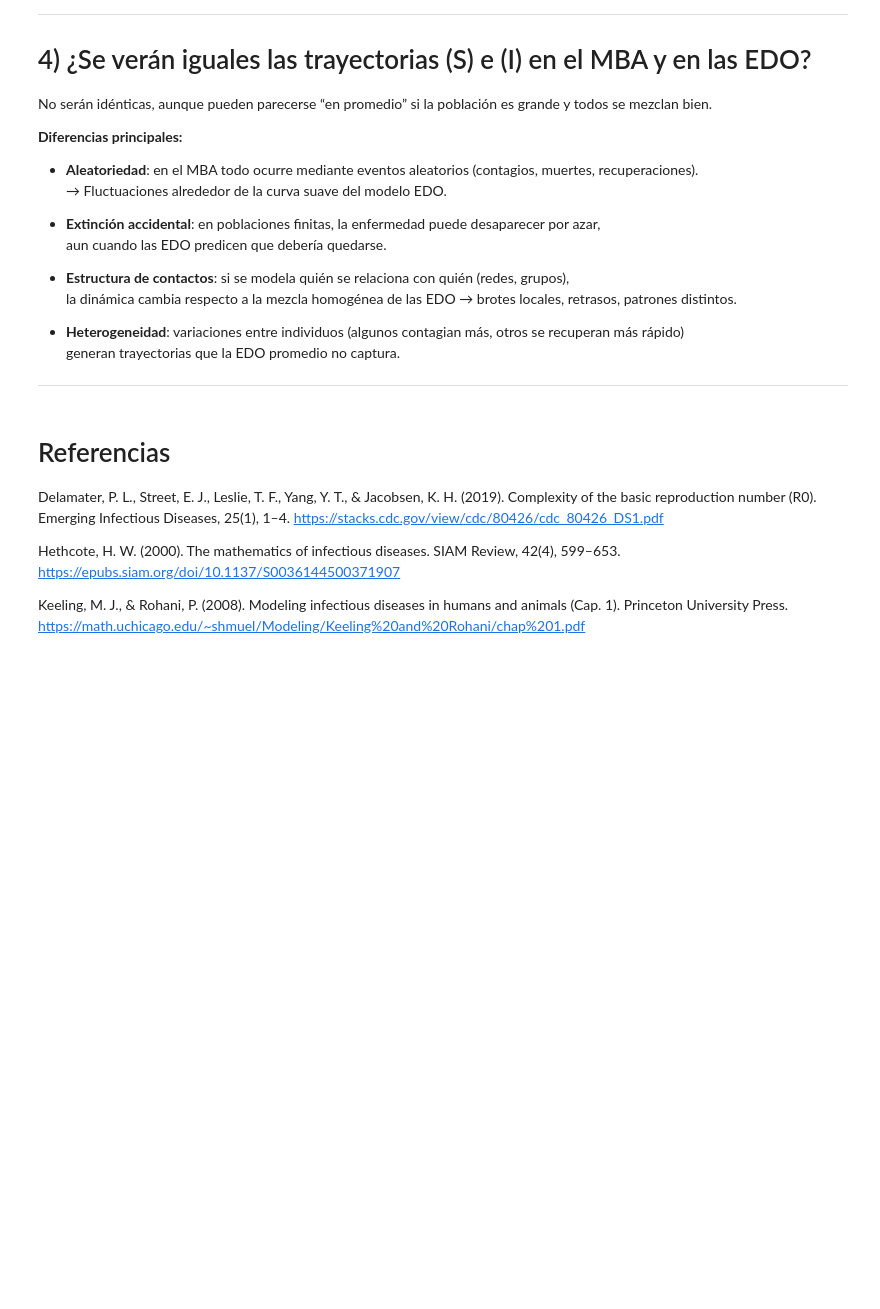
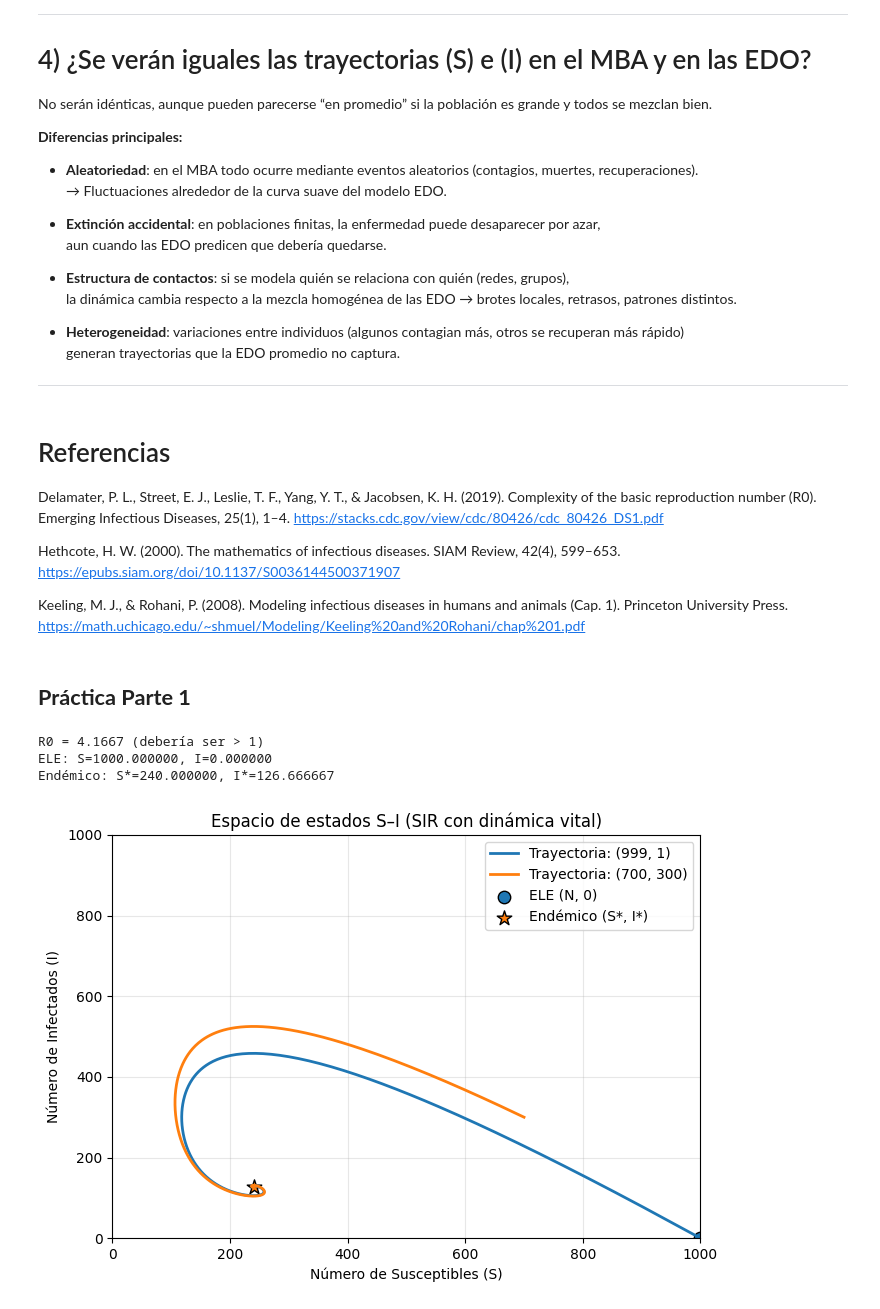
Before and after one commit to JoaquinCampos22155/lab6pt1ypt2, a Jupyter notebook: pt1_lab6.ipynb, the cells around one changed output. Cells and saved outputs as stored; diff of their text form; code cells hidden in the pictures; blank space fills up the shorter version.

Commit message:
parte practica y documento con respuestas

```diff
--- a/pt1_lab6.ipynb
+++ b/pt1_lab6.ipynb
@@ -88,3 +88,76 @@ Hethcote, H. W. (2000). The mathematics of infectious diseases. SIAM Review, 42(
 
 
 Keeling, M. J., & Rohani, P. (2008). Modeling infectious diseases in humans and animals (Cap. 1). Princeton University Press. https://math.uchicago.edu/~shmuel/Modeling/Keeling%20and%20Rohani/chap%201.pdf
+# %% [markdown]
+## **Práctica Parte 1**
+# %%
+# ============================================
+# Parte 1 — Simulación SIR con dinámica vital (fase S–I)
+# ============================================
+
+import numpy as np
+from scipy.integrate import solve_ivp
+import matplotlib.pyplot as plt
+
+def sir_vital(t, y, beta, gamma, mu, N):
+    S, I = y
+    dS = mu*N - (beta*S*I)/N - mu*S
+    dI = (beta*S*I)/N - (gamma + mu)*I
+    return [dS, dI]
+
+# 2) Parámetros (R0 > 1 por construcción)
+N = 1000
+beta = 0.5       # <-- CORREGIDO: ya NO dividir entre N
+gamma = 0.1
+mu = 0.02
+
+R0 = beta / (gamma + mu)
+print(f"R0 = {R0:.4f} (debería ser > 1)")
+assert R0 > 1, "R0 debe ser > 1 para que exista equilibrio endémico positivo."
+
+# 3) Condiciones iniciales y simulación (0..300 días)
+t_span = (0, 300)
+t_eval = np.linspace(t_span[0], t_span[1], 3001)
+
+y0_a = [999, 1]      # Inicio de brote
+y0_b = [700, 300]    # Epidemia mayor
+
+sol_a = solve_ivp(sir_vital, t_span, y0_a, t_eval=t_eval,
+                  args=(beta, gamma, mu, N), rtol=1e-8, atol=1e-10)
+sol_b = solve_ivp(sir_vital, t_span, y0_b, t_eval=t_eval,
+                  args=(beta, gamma, mu, N), rtol=1e-8, atol=1e-10)
+
+S_a, I_a = sol_a.y
+S_b, I_b = sol_b.y
+
+# 4) Equilibrios
+S_ele, I_ele = N, 0.0
+S_star = N * (gamma + mu) / beta
+I_star = N * mu * (beta - gamma - mu) / (beta * (gamma + mu))
+S_star = np.clip(S_star, 0.0, N)
+I_star = np.clip(I_star, 0.0, N - S_star)
+
+print(f"ELE: S={S_ele:.6f}, I={I_ele:.6f}")
+print(f"Endémico: S*={S_star:.6f}, I*={I_star:.6f}")
+
+# 5) Gráfico de fase
+fig, ax = plt.subplots(figsize=(7, 5))
+ax.plot(S_a, I_a, lw=2, label="Trayectoria: (999, 1)")
+ax.plot(S_b, I_b, lw=2, label="Trayectoria: (700, 300)")
+ax.scatter([S_ele], [I_ele], s=80, marker='o', edgecolor='k', label="ELE (N, 0)")
+ax.scatter([S_star], [I_star], s=120, marker='*', edgecolor='k', label="Endémico (S*, I*)")
+
+ax.set_xlabel("Número de Susceptibles (S)")
+ax.set_ylabel("Número de Infectados (I)")
+ax.set_title("Espacio de estados S–I (SIR con dinámica vital)")
+ax.set_xlim(0, N)
+ax.set_ylim(0, N)
+ax.legend()
+ax.grid(True, alpha=0.3)
+plt.tight_layout()
+plt.show()
+# %% [output]
+R0 = 4.1667 (debería ser > 1)
+ELE: S=1000.000000, I=0.000000
+Endémico: S*=240.000000, I*=126.666667
+[figure, added]
```
Also changed, not shown: 1 other file.
